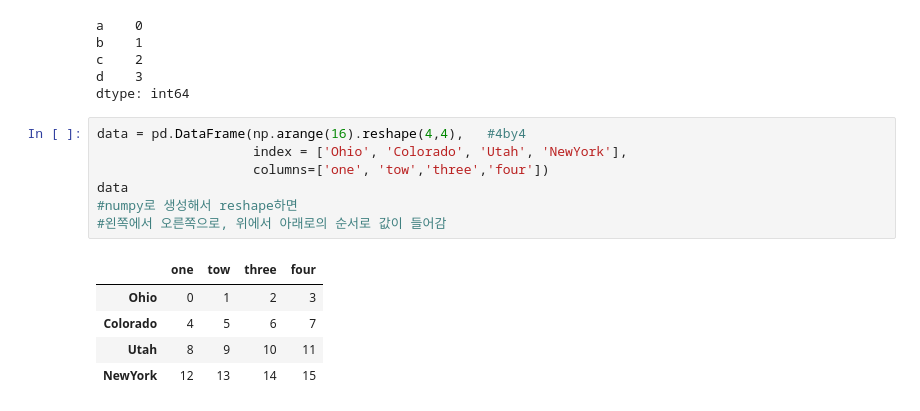
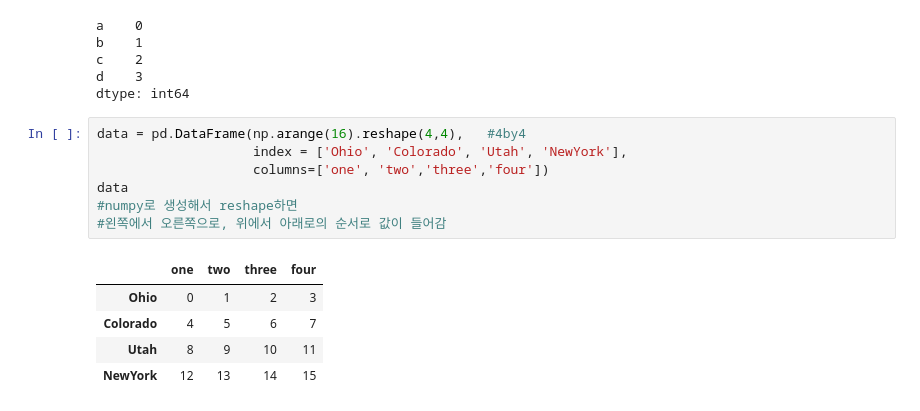
Before and after one commit to munmoom/second_semester, a Jupyter notebook: pandas.ipynb, the cells around one changed output. Cells and saved outputs as stored; diff of their text form.

```diff
--- a/pandas.ipynb
+++ b/pandas.ipynb
@@ -229,12 +229,12 @@ dtype: int64
 # %%
 data = pd.DataFrame(np.arange(16).reshape(4,4),   #4by4
                     index = ['Ohio', 'Colorado', 'Utah', 'NewYork'],
-                    columns=['one', 'tow','three','four'])
+                    columns=['one', 'two','three','four'])
 data
 #numpy로 생성해서 reshape하면
 #왼쪽에서 오른쪽으로, 위에서 아래로의 순서로 값이 들어감
 # %% [output]
-|  | one | tow | three | four |
+|  | one | two | three | four |
 | Ohio | 0 | 1 | 2 | 3 |
 | Colorado | 4 | 5 | 6 | 7 |
 | Utah | 8 | 9 | 10 | 11 |
```
Also changed, not shown: parts of 23 cells of this notebook.
